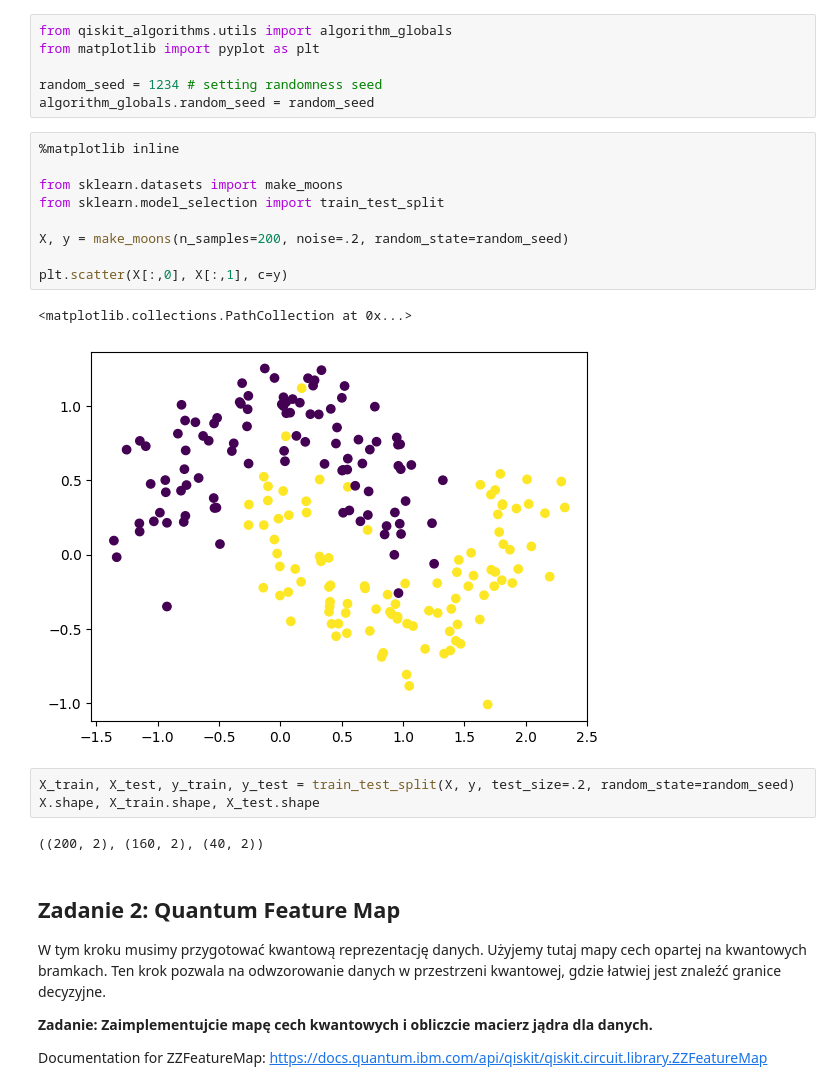
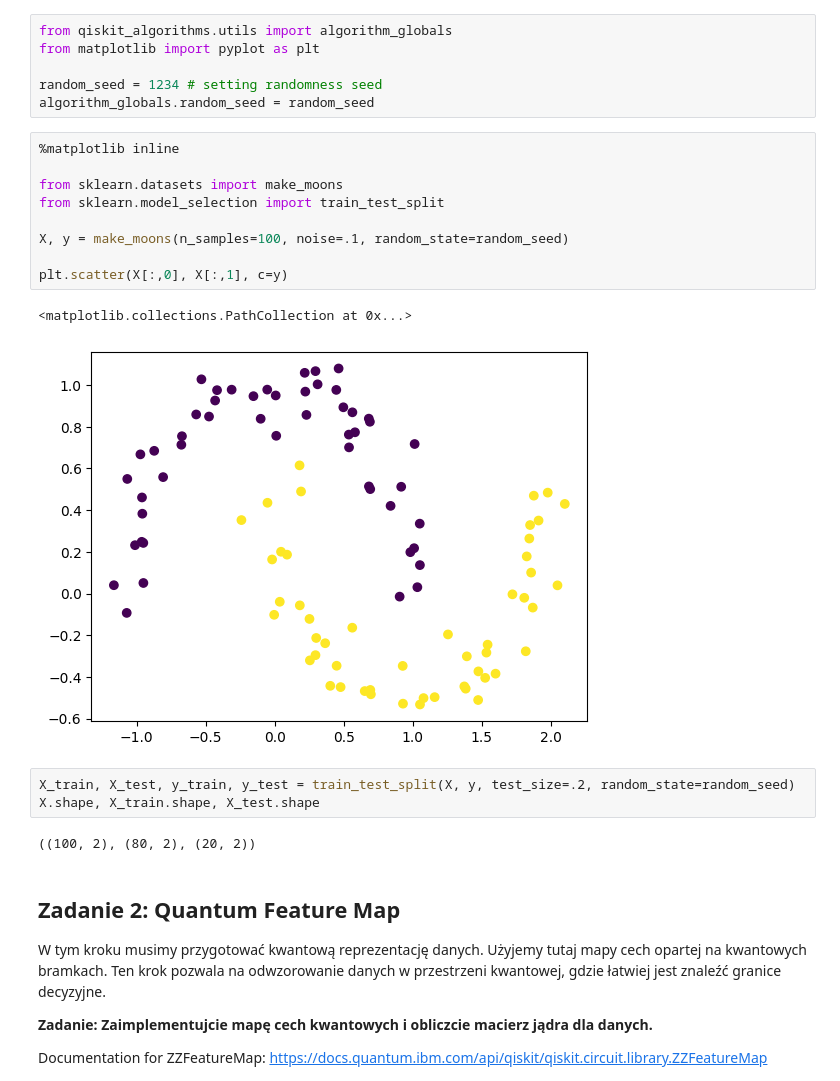
Before and after one commit to jozef-kasprzycki/quantum_ai, a Jupyter notebook: Intro_to_ml_notebook/linear_QSVC_zadanie.ipynb, the cells around one changed output. Cells and saved outputs as stored; diff of their text form.

```diff
--- a/Intro_to_ml_notebook/linear_QSVC_zadanie.ipynb
+++ b/Intro_to_ml_notebook/linear_QSVC_zadanie.ipynb
@@ -19,20 +19,20 @@ algorithm_globals.random_seed = random_seed
 # %%
 %matplotlib inline
 
 from sklearn.datasets import make_moons
 from sklearn.model_selection import train_test_split
 
-X, y = make_moons(n_samples=200, noise=.2, random_state=random_seed)
+X, y = make_moons(n_samples=100, noise=.1, random_state=random_seed)
 
 plt.scatter(X[:,0], X[:,1], c=y)
 # %% [output]
 <matplotlib.collections.PathCollection at 0x...>
-[figure, old version]
+[figure, new version]
 # %%
 X_train, X_test, y_train, y_test = train_test_split(X, y, test_size=.2, random_state=random_seed)
 X.shape, X_train.shape, X_test.shape
 # %% [output]
-((200, 2), (160, 2), (40, 2))
+((100, 2), (80, 2), (20, 2))
 # %% [markdown]
 ## Zadanie 2: Quantum Feature Map
 W tym kroku musimy przygotować kwantową reprezentację danych. Użyjemy tutaj mapy cech opartej na kwantowych bramkach. Ten krok pozwala na odwzorowanie danych w przestrzeni kwantowej, gdzie łatwiej jest znaleźć granice decyzyjne.
```
Also changed, not shown: parts of 7 cells of this notebook.
